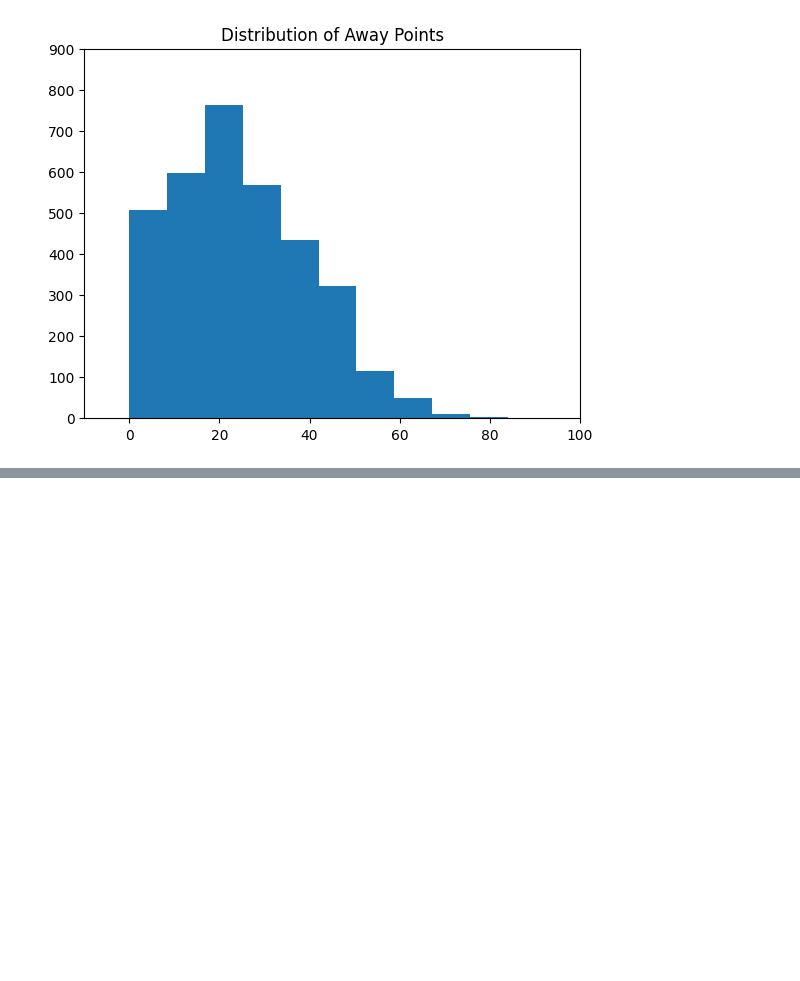
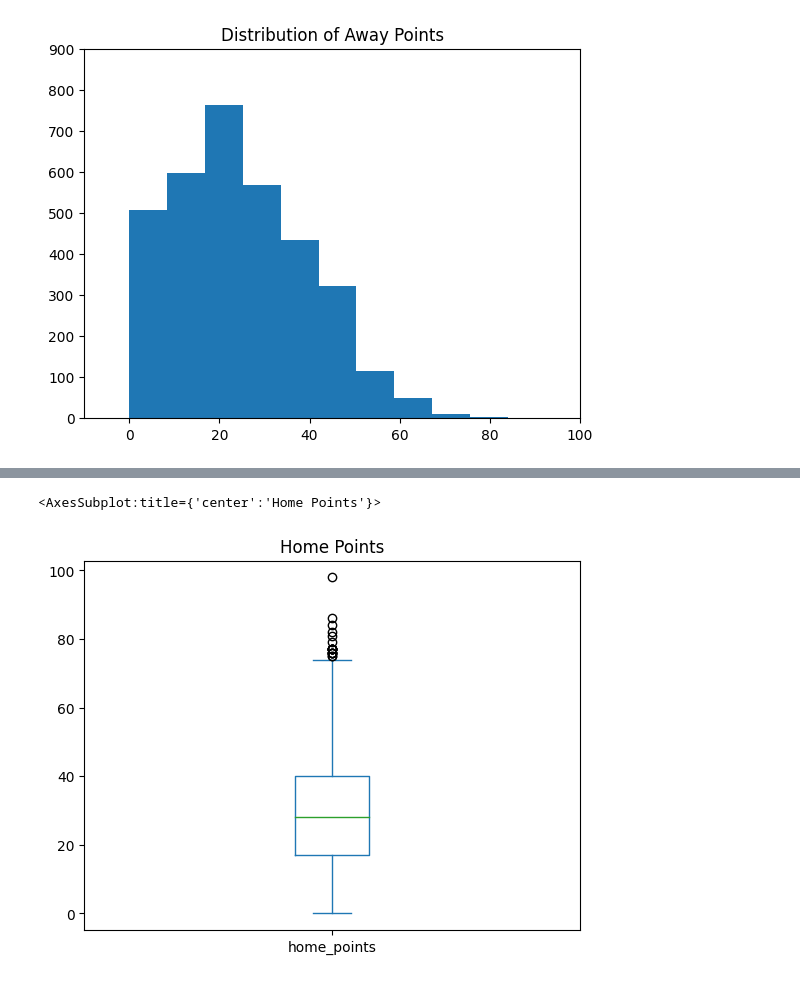
Before and after one commit to wjurden/college-football-project, a Jupyter notebook: code/eda.ipynb, the cells around one changed output, grey strips where cells are left out. Saved outputs shown, nothing was run; the diff lists cells and outputs as text; code cells hidden in the pictures; blank space fills up the shorter version.

```diff
--- a/code/eda.ipynb
+++ b/code/eda.ipynb
@@ -49,0 +58,6 @@ plt.ylim([0,900])
+# %%
+plt.title('Home Points')
+game_data['home_points'].plot(kind='box')
+# %% [output]
+<AxesSubplot:title={'center':'Home Points'}>
+[figure, added]
```
Also changed, not shown: parts of 2 cells of this notebook.
